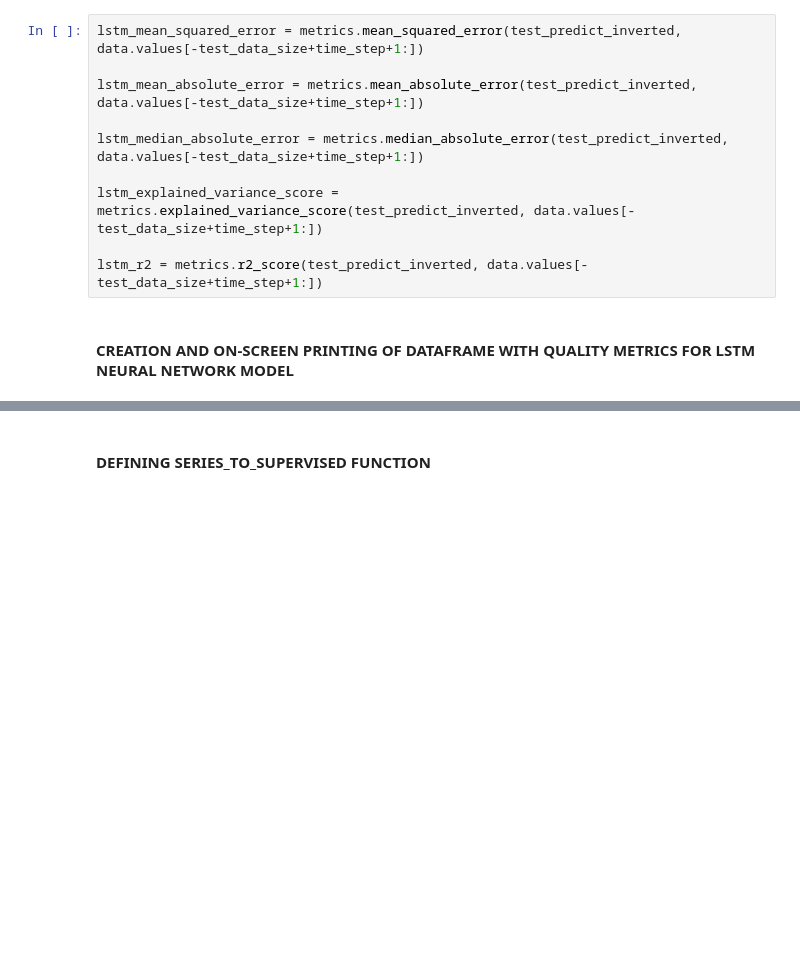
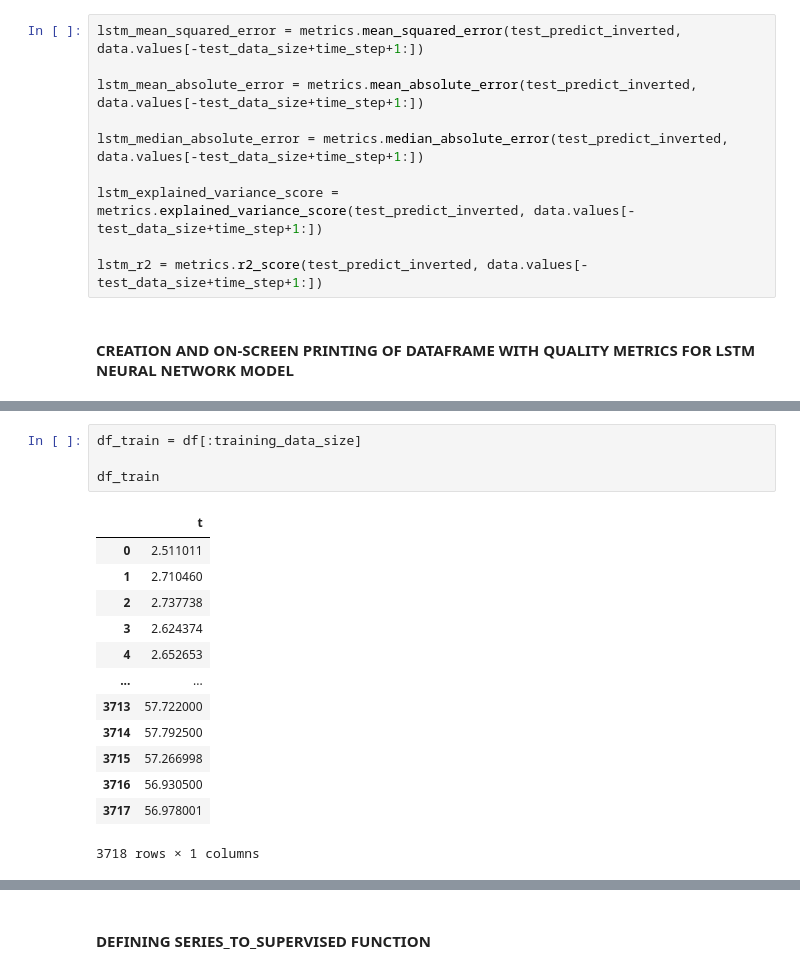
Before and after one commit to rkons88/Google-Alphabet-stock-price-forecast, a Jupyter notebook: PROJEKT ZALICZENIOWY.ipynb, the cells around one changed output, grey strips where cells are left out. Drawn from its saved outputs; the diff is of its cells as text; blank space fills up the shorter version.

```diff
--- a/PROJEKT ZALICZENIOWY.ipynb
+++ b/PROJEKT ZALICZENIOWY.ipynb
@@ -317,0 +353,18 @@ df_1
+# %%
+df_train = df[:training_data_size]
+
+df_train
+# %% [output]
+|  | t |
+| 0 | 2.511011 |
+| 1 | 2.710460 |
+| 2 | 2.737738 |
+| 3 | 2.624374 |
+| 4 | 2.652653 |
+| ... | ... |
+| 3713 | 57.722000 |
+| 3714 | 57.792500 |
+| 3715 | 57.266998 |
+| 3716 | 56.930500 |
+| 3717 | 56.978001 |
+3718 rows × 1 columns
```
Also changed, not shown: parts of 23 cells of this notebook.
